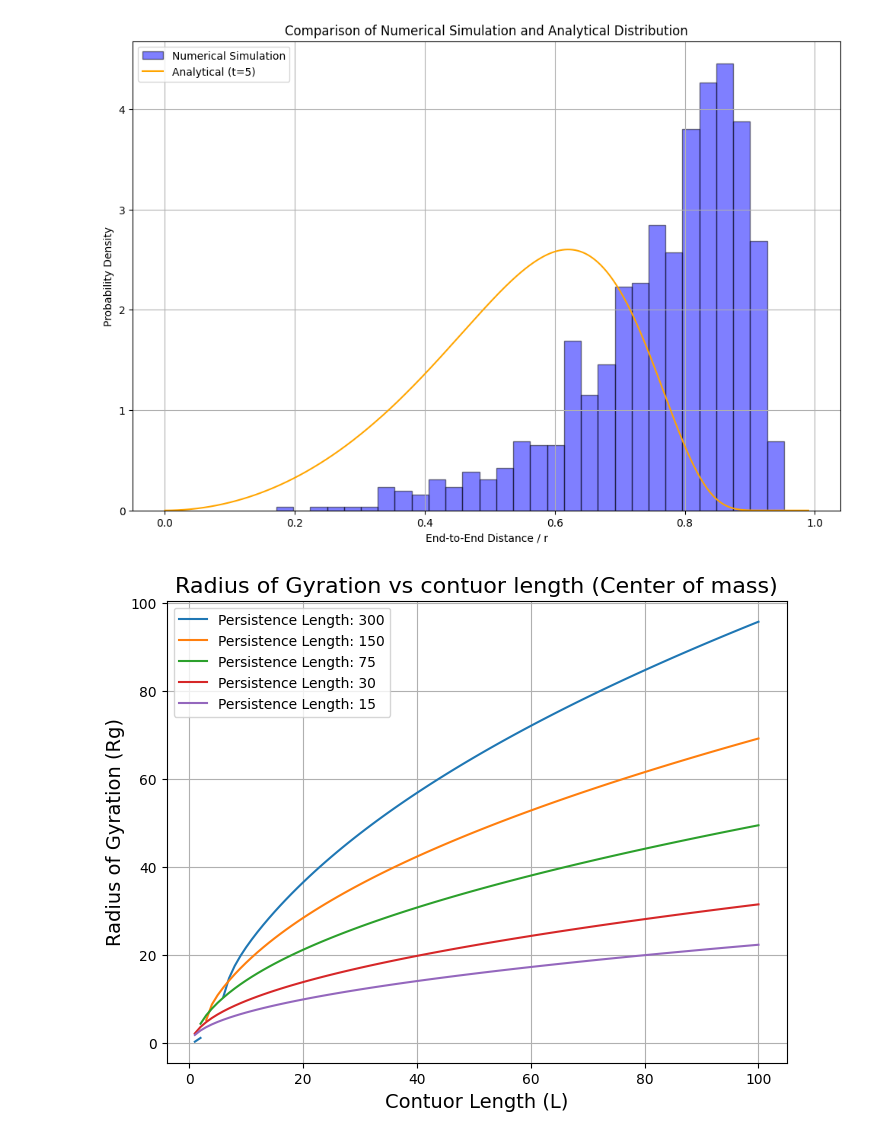
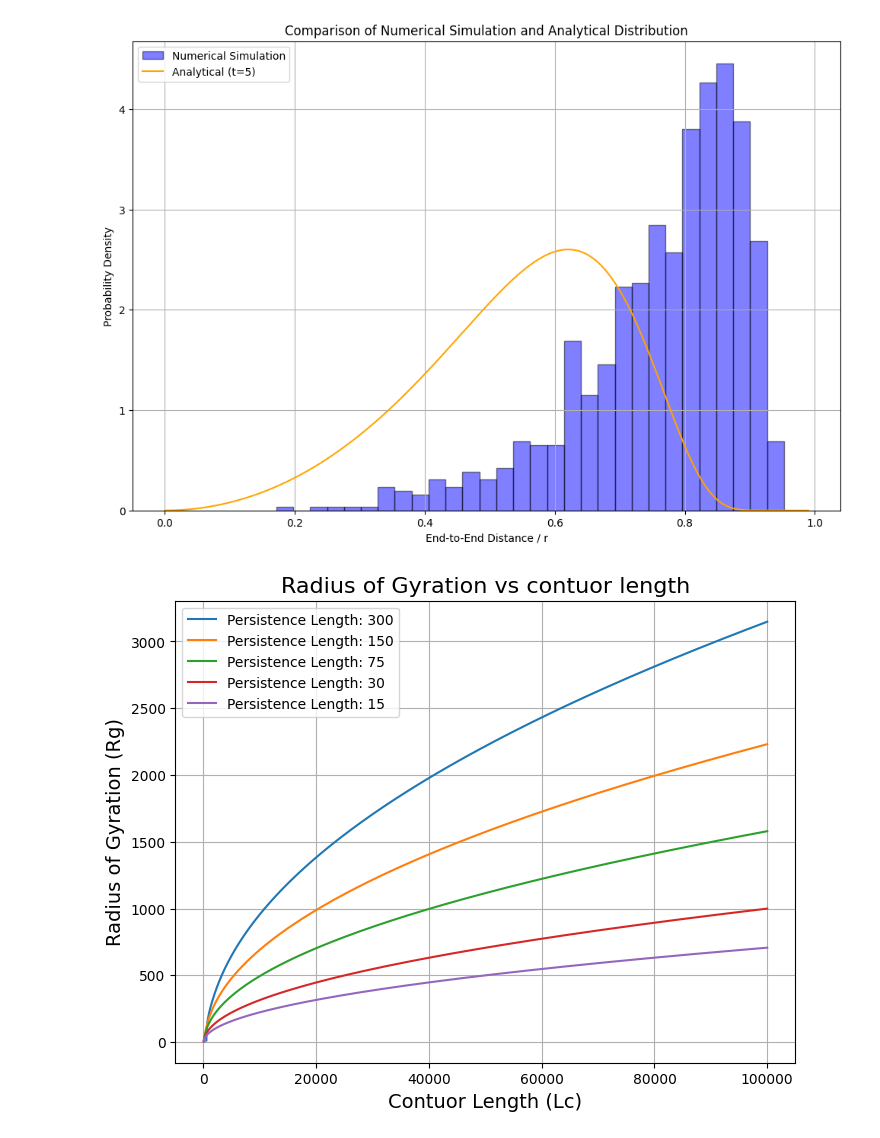
Before and after one commit to B-hub-hue/Python.exam_polymer, a Jupyter notebook: Python_exam_py.ipynb, the cells around one changed output. Saved outputs shown, nothing was run; the diff lists cells and outputs as text; code cells hidden in the pictures.

Commit message:
increasing the number of segments to be at the origin but to be well known. Why is it like this?

```diff
--- a/Python_exam_py.ipynb
+++ b/Python_exam_py.ipynb
@@ -197,37 +197,31 @@ plt.show()
 # %%
 import numpy as np
 import matplotlib.pyplot as plt
 
 #defing the parameters
-N = 100 # Number of segments
+N = 100000 # Number of segments
 L = 1
-Lc = np.linspace(1, 100, 100) # contour lengths
-Lc_total = N*L
+Lc = np.linspace(1, N, N) # contour lengths
+
 lp = np.array([300, 150, 75, 30, 15]) # persistence lengths
-B = lp/(Lc_total*N)
-Li = (N/2)*L
-def radius_of_gyration(N, Lc_total, lp):
-  B = lp/(Lc_total*N)
-  if (B) > 1:
 
-    return (Lc_total**2)/np.sqrt(12)
-
-  else:
-
-    return np.sqrt((Lc_total * lp/3)*(1-3*B*(1-2*B+2*B**2)-2*(B**2)*np.exp(-1/B)))
+#B = lp/(Lc)
+def radius_of_gyration(N, Lc, lp):
+   B= lp/(Lc)
+   return np.sqrt((Lc * lp/3)*(1-3*B*(1-2*B+2*B**2)-2*(B**2)*np.exp(-1/B)))
 
 # plotting the graph
 plt.figure(figsize=(8, 6))
 
 for persistence_lengths in lp :
-  Rg_values = [radius_of_gyration(N, L_values, persistence_lengths) for L_values in Lc]
+  Rg_values = [radius_of_gyration(N, L_values, persistence_lengths) for L_values in Lc ]
   plt.plot(Lc, Rg_values, label=f'Persistence Length: {persistence_lengths}')
 
-plt.xlabel('Contuor Length (L)', fontsize=14)
+plt.xlabel('Contuor Length (Lc)', fontsize=14)
 plt.ylabel('Radius of Gyration (Rg)', fontsize=14)
-plt.title('Radius of Gyration vs contuor length (Center of mass)', fontsize=16)
+plt.title('Radius of Gyration vs contuor length', fontsize=16)
 plt.legend()
 plt.grid(True)
 plt.show()
 # %% [output]
-[figure, old version]
+[figure, new version]
```
